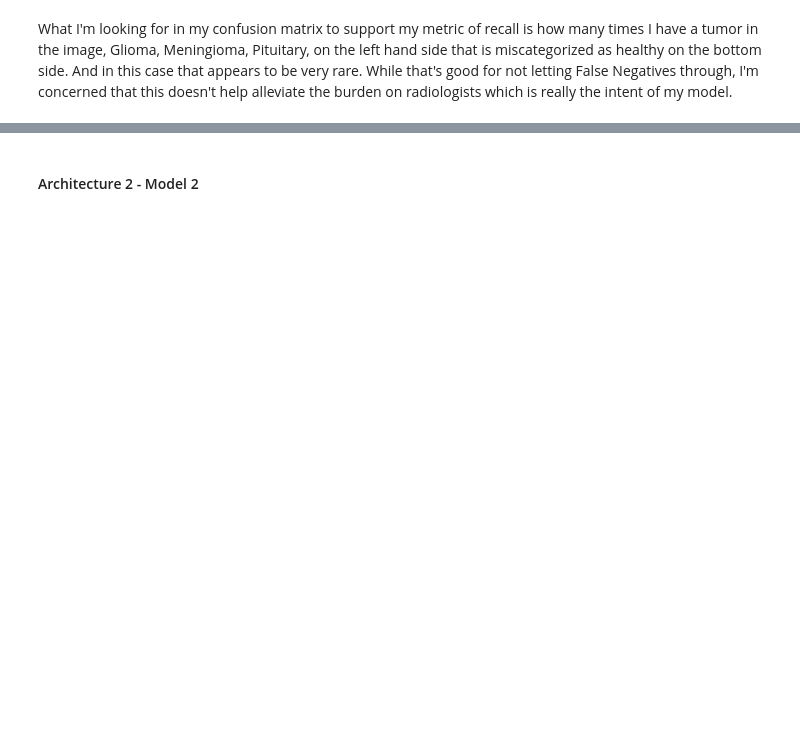
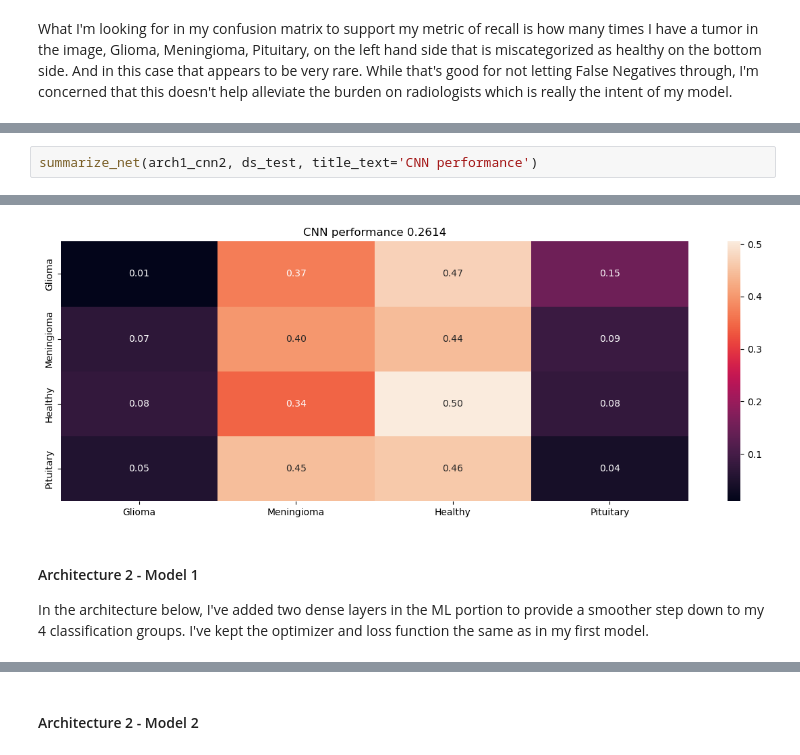
Before and after one commit to cphchip/cs7324_code, a Jupyter notebook: Lab 6/Henderson_48996654_Lab_6.ipynb, the cells around one changed output, grey strips where cells are left out. Cells and saved outputs as stored; diff of their text form; blank space fills up the shorter version.

```diff
--- a/Lab 6/Henderson_48996654_Lab_6.ipynb
+++ b/Lab 6/Henderson_48996654_Lab_6.ipynb
@@ -399,0 +521,3 @@ What I'm looking for in my confusion matrix to support my metric of recall is ho
+# %%
+summarize_net(arch1_cnn2, ds_test, title_text='CNN performance')
+# %% [output]
@@ -399,0 +525,5 @@ What I'm looking for in my confusion matrix to support my metric of recall is ho
+[figure, added]
+# %% [markdown]
+#### Architecture 2 - Model 1
+
+In the architecture below, I've added two dense layers in the ML portion to provide a smoother step down to my 4 classification groups. I've kept the optimizer and loss function the same as in my first model.
```
Also changed, not shown: parts of 48 cells of this notebook.
